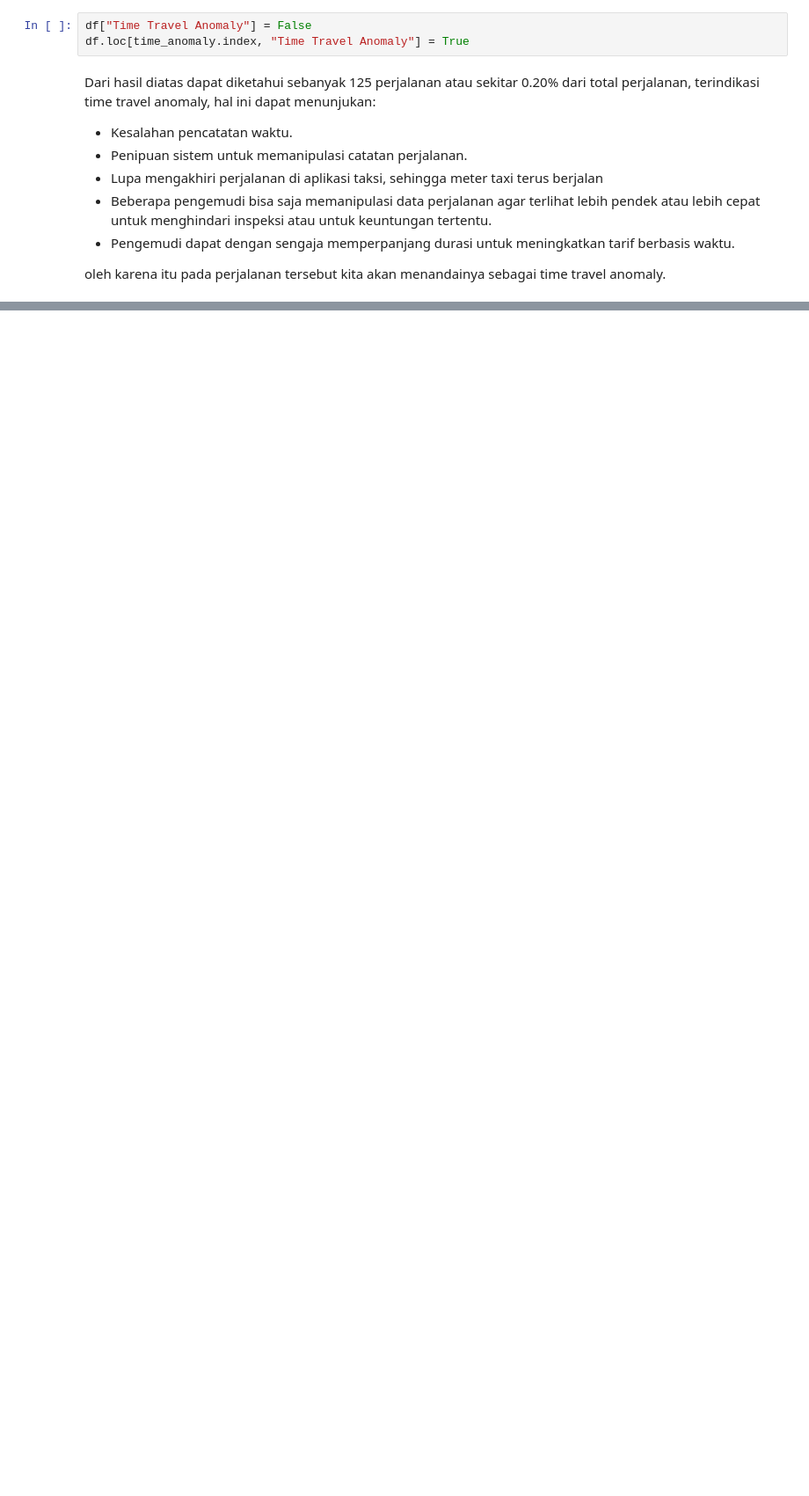
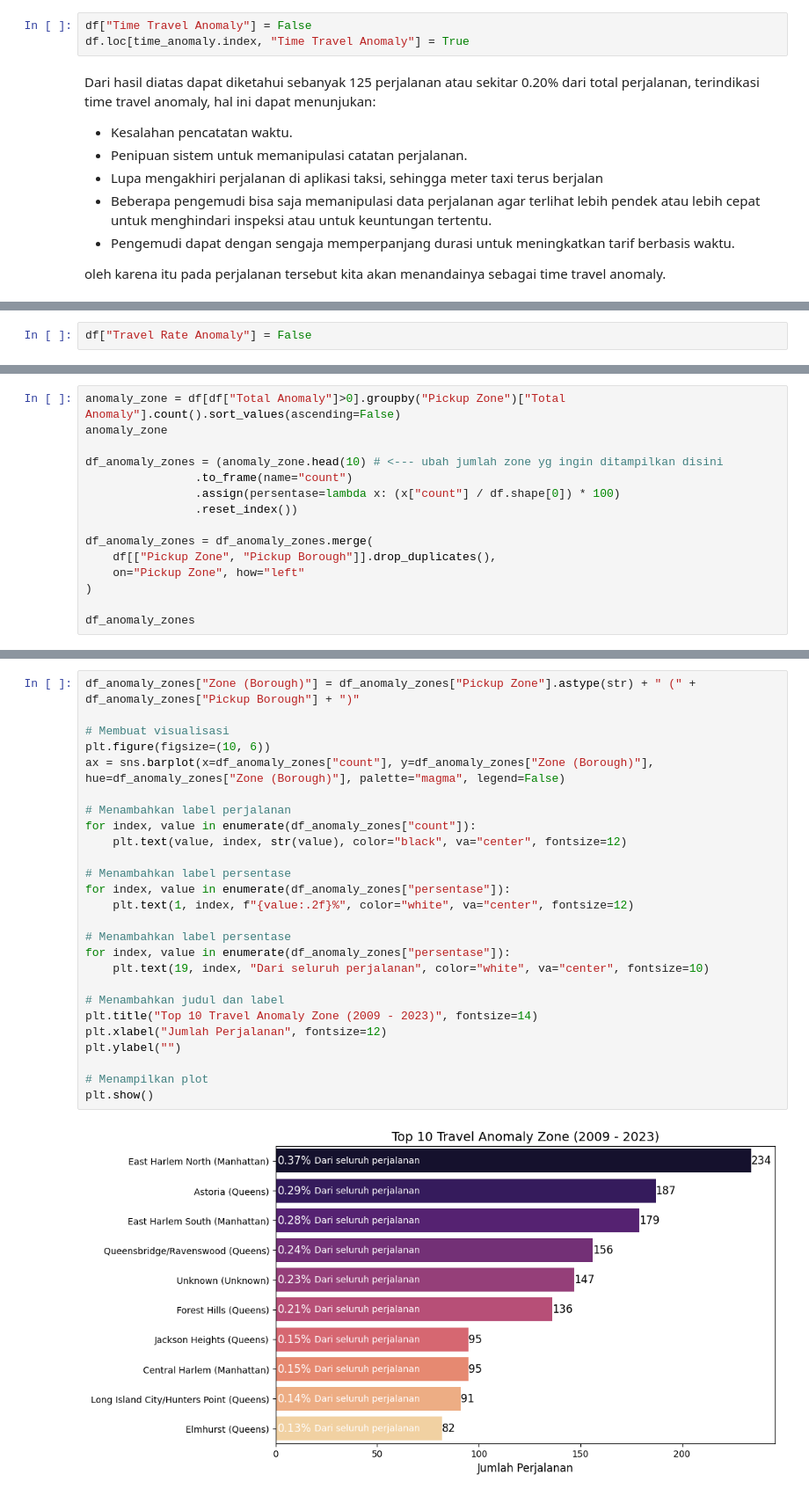
Before and after one commit to Meowstronot/New-York-City-TLC-Trip-Analyst, a Jupyter notebook: New York City TLC Trip.ipynb, the cells around one changed output, grey strips where cells are left out. Shown at 88% size. Drawn from its saved outputs; the diff is of its cells as text; blank space fills up the shorter version.

```diff
--- a/New York City TLC Trip.ipynb
+++ b/New York City TLC Trip.ipynb
@@ -623,0 +632,2 @@ oleh karena itu pada perjalanan tersebut kita akan menandainya sebagai time trav
+# %%
+df["Travel Rate Anomaly"] = False
@@ -623,0 +822,15 @@ oleh karena itu pada perjalanan tersebut kita akan menandainya sebagai time trav
+# %%
+anomaly_zone = df[df["Total Anomaly"]>0].groupby("Pickup Zone")["Total Anomaly"].count().sort_values(ascending=False)
+anomaly_zone
+
+df_anomaly_zones = (anomaly_zone.head(10) # <--- ubah jumlah zone yg ingin ditampilkan disini
+                .to_frame(name="count")
+                .assign(persentase=lambda x: (x["count"] / df.shape[0]) * 100)
+                .reset_index())
+
+df_anomaly_zones = df_anomaly_zones.merge(
+    df[["Pickup Zone", "Pickup Borough"]].drop_duplicates(),
+    on="Pickup Zone", how="left"
+)
+
+df_anomaly_zones
@@ -623,0 +849,28 @@ oleh karena itu pada perjalanan tersebut kita akan menandainya sebagai time trav
+# %%
+df_anomaly_zones["Zone (Borough)"] = df_anomaly_zones["Pickup Zone"].astype(str) + " (" + df_anomaly_zones["Pickup Borough"] + ")"
+
+# Membuat visualisasi
+plt.figure(figsize=(10, 6))
+ax = sns.barplot(x=df_anomaly_zones["count"], y=df_anomaly_zones["Zone (Borough)"], hue=df_anomaly_zones["Zone (Borough)"], palette="magma", legend=False)
+
+# Menambahkan label perjalanan
+for index, value in enumerate(df_anomaly_zones["count"]):
+    plt.text(value, index, str(value), color="black", va="center", fontsize=12)
+
+# Menambahkan label persentase
+for index, value in enumerate(df_anomaly_zones["persentase"]):
+    plt.text(1, index, f"{value:.2f}%", color="white", va="center", fontsize=12)
+
+# Menambahkan label persentase
+for index, value in enumerate(df_anomaly_zones["persentase"]):
+    plt.text(19, index, "Dari seluruh perjalanan", color="white", va="center", fontsize=10)
+
+# Menambahkan judul dan label
+plt.title("Top 10 Travel Anomaly Zone (2009 - 2023)", fontsize=14)
+plt.xlabel("Jumlah Perjalanan", fontsize=12)
+plt.ylabel("")
+
+# Menampilkan plot
+plt.show()
+# %% [output]
+[figure, added]
```
Also changed, not shown: parts of 49 cells of this notebook, 1 other file.
